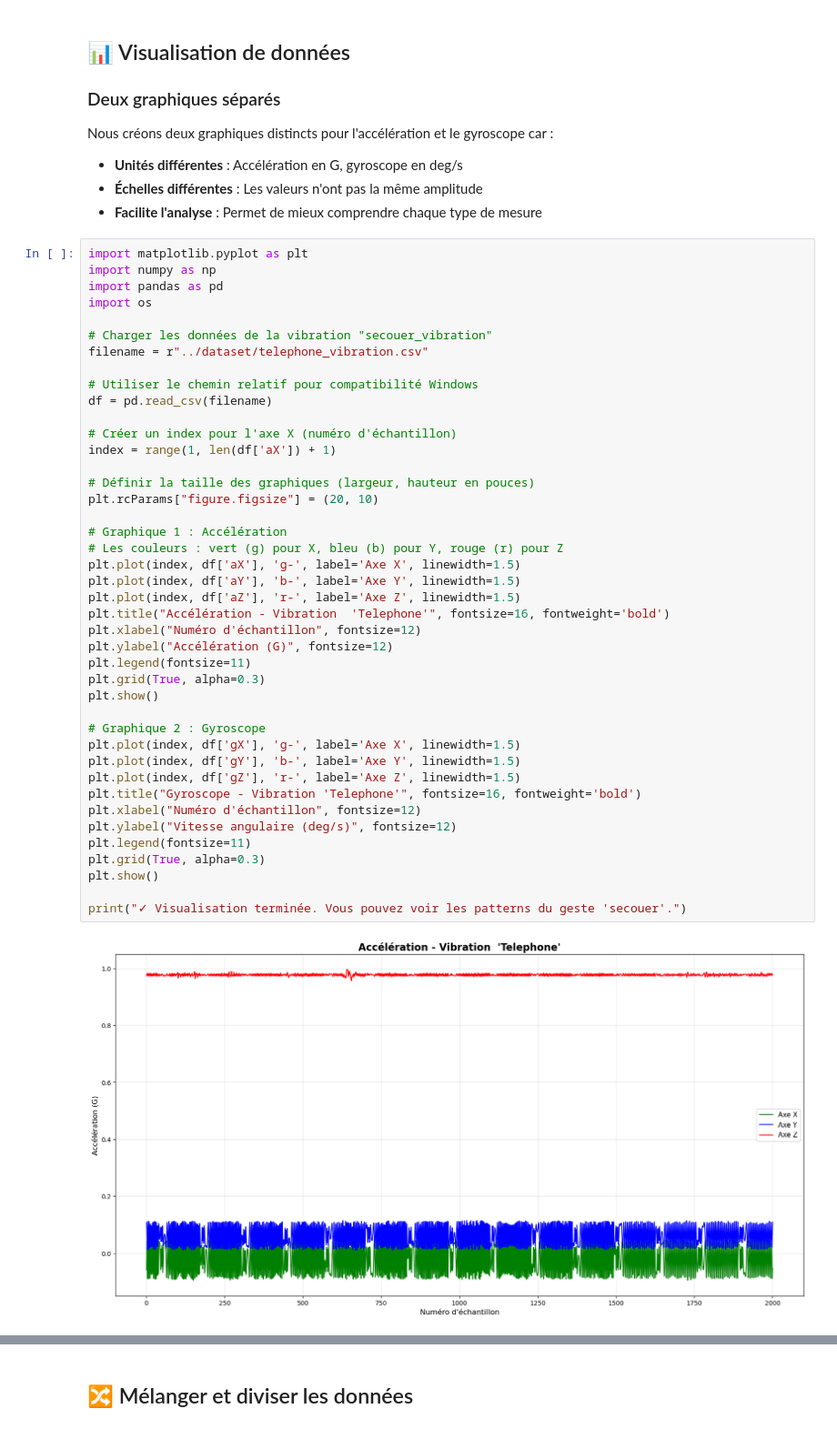
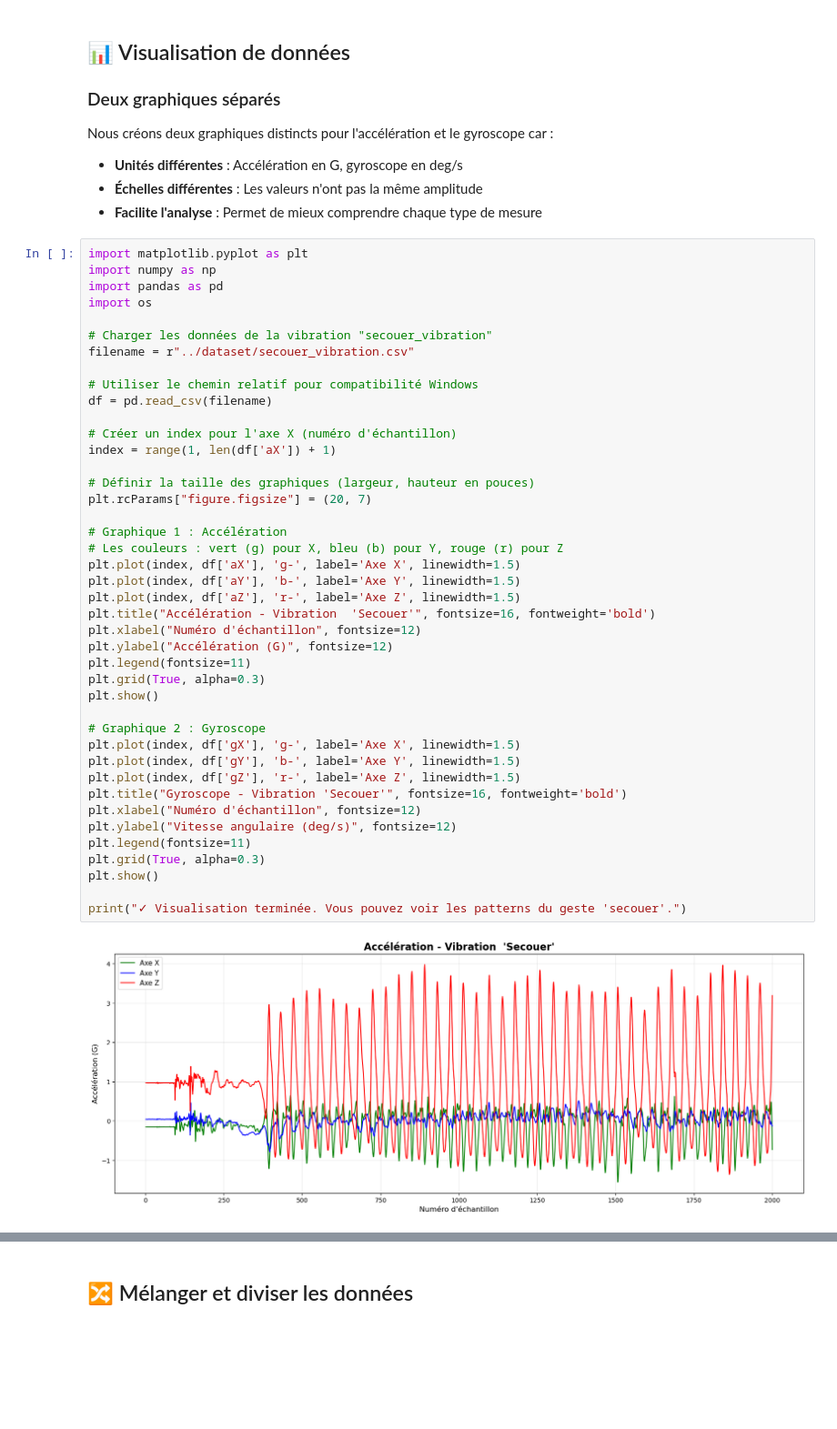
Before and after one commit to Diack12/TinyML_project, a Jupyter notebook: PARTIE_1_ClassificationVibrations/2-Training/notebook/training_vibrations.ipynb, the cells around one changed output, grey strips where cells are left out. Shown at 91% size. Cells and saved outputs as stored; diff of their text form; blank space fills up the shorter version.

```diff
--- a/PARTIE_1_ClassificationVibrations/2-Training/notebook/training_vibrations.ipynb
+++ b/PARTIE_1_ClassificationVibrations/2-Training/notebook/training_vibrations.ipynb
@@ -75,40 +75,40 @@ import pandas as pd
 import os
 
 # Charger les données de la vibration "secouer_vibration"
-filename = r"../dataset/telephone_vibration.csv"
+filename = r"../dataset/secouer_vibration.csv"
 
 # Utiliser le chemin relatif pour compatibilité Windows
 df = pd.read_csv(filename)
 
 # Créer un index pour l'axe X (numéro d'échantillon)
 index = range(1, len(df['aX']) + 1)
 
 # Définir la taille des graphiques (largeur, hauteur en pouces)
-plt.rcParams["figure.figsize"] = (20, 10)
+plt.rcParams["figure.figsize"] = (20, 7)
 
 # Graphique 1 : Accélération
 # Les couleurs : vert (g) pour X, bleu (b) pour Y, rouge (r) pour Z
 plt.plot(index, df['aX'], 'g-', label='Axe X', linewidth=1.5)
 plt.plot(index, df['aY'], 'b-', label='Axe Y', linewidth=1.5)
 plt.plot(index, df['aZ'], 'r-', label='Axe Z', linewidth=1.5)
-plt.title("Accélération - Vibration  'Telephone'", fontsize=16, fontweight='bold')
+plt.title("Accélération - Vibration  'Secouer'", fontsize=16, fontweight='bold')
 plt.xlabel("Numéro d'échantillon", fontsize=12)
 plt.ylabel("Accélération (G)", fontsize=12)
 plt.legend(fontsize=11)
 plt.grid(True, alpha=0.3)
 plt.show()
 
 # Graphique 2 : Gyroscope
 plt.plot(index, df['gX'], 'g-', label='Axe X', linewidth=1.5)
 plt.plot(index, df['gY'], 'b-', label='Axe Y', linewidth=1.5)
 plt.plot(index, df['gZ'], 'r-', label='Axe Z', linewidth=1.5)
-plt.title("Gyroscope - Vibration 'Telephone'", fontsize=16, fontweight='bold')
+plt.title("Gyroscope - Vibration 'Secouer'", fontsize=16, fontweight='bold')
 plt.xlabel("Numéro d'échantillon", fontsize=12)
 plt.ylabel("Vitesse angulaire (deg/s)", fontsize=12)
 plt.legend(fontsize=11)
 plt.grid(True, alpha=0.3)
 plt.show()
 
 print("✓ Visualisation terminée. Vous pouvez voir les patterns du geste 'secouer'.")
 # %% [output]
-[figure, old version]
+[figure, new version]
```
Also changed, not shown: parts of 12 cells of this notebook, 17 other files.
